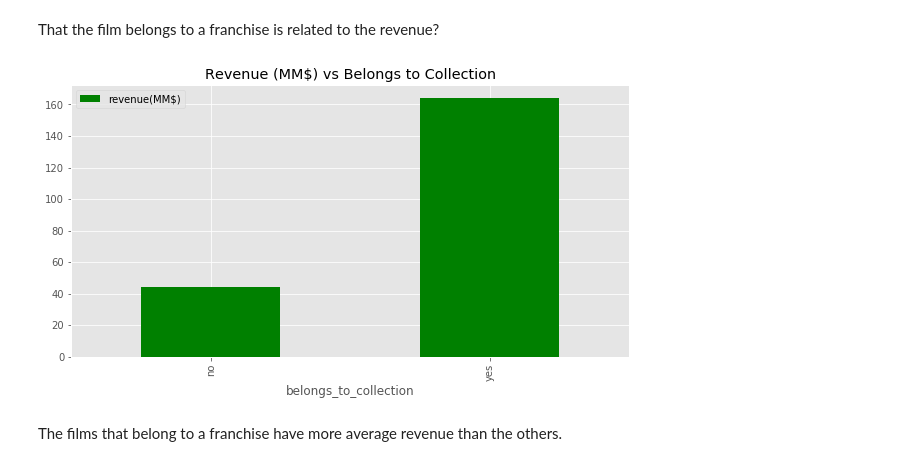
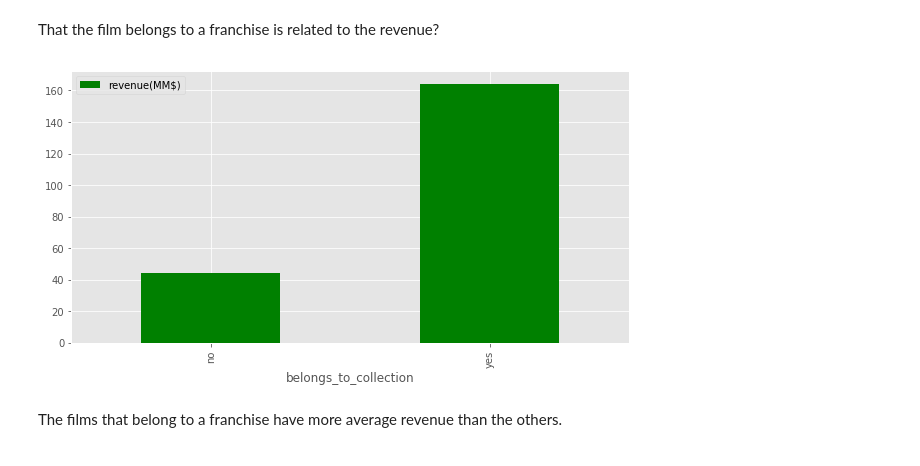
Before and after one commit to ElsaDuran/reves, a Jupyter notebook: 01.Cleaning_Data.ipynb, the cells around one changed output. Drawn from its saved outputs; the diff is of its cells as text; code cells hidden in the pictures.

```diff
--- a/01.Cleaning_Data.ipynb
+++ b/01.Cleaning_Data.ipynb
@@ -18,9 +18,9 @@ from scipy import stats
 %matplotlib inline
 plt.style.use('ggplot')
 # %%
-metadata = pd.read_csv("C:/Users/Elsa/OneDrive/master/03_reve/data/movies_metadata.csv", low_memory = False)
-credits = pd.read_csv("C:/Users/Elsa/OneDrive/master/03_reve/data/credits.csv", low_memory = False)
-keywords = pd.read_csv("C:/Users/Elsa/OneDrive/master/03_reve/data/keywords.csv", low_memory = False)
+metadata = pd.read_csv("data/movies_metadata.csv", low_memory = False)
+credits = pd.read_csv("data/credits.csv", low_memory = False)
+keywords = pd.read_csv("data/keywords.csv", low_memory = False)
 # %%
 metadata.head(2)
 # %% [output]
@@ -393,6 +401,6 @@ Vote average and vote count can't be use in the model because before a movie is
 # %%
-cleaned_reves = initial_reves.drop(["adult" ,"id", "imdb_id", "overview", "popularity" ,"poster_path", "tagline", "homepage",
-              "status", "original_title", "video", "vote_average", "vote_count", ], axis = 1)
+cleaned_reves = initial_reves.drop(["adult" ,"id", "overview", "popularity" ,"poster_path", "tagline",
+              "status", "original_title", "video", "vote_average", "vote_count", ], axis = 1).reset_index(drop = True)
 # %%
 cleaned_reves.head(3)
 # %% [output]
@@ -502,11 +510,10 @@ That the film belongs to a franchise is related to the revenue?
 # %%
 pd.DataFrame(
     {"revenue(MM$)": cleaned_reves["revenue"] / 1e6,
      "belongs_to_collection": cleaned_reves["belongs_to_collection"].apply(lambda x: "yes" if x is not np.nan else "no")}
-).groupby("belongs_to_collection").mean().plot.bar(figsize = (10, 5),color="green")
-plt.title("Revenue (MM$) vs Belongs to Collection");
+).groupby("belongs_to_collection").mean().plot.bar(figsize = (10, 5),color="green");
 # %% [output]
-[figure, old version]
+[figure, new version]
 # %% [markdown]
 The films that belong to a franchise have more average revenue than the others.
 # %% [markdown]
```
Also changed, not shown: parts of 125 cells of this notebook, 3 other files.
